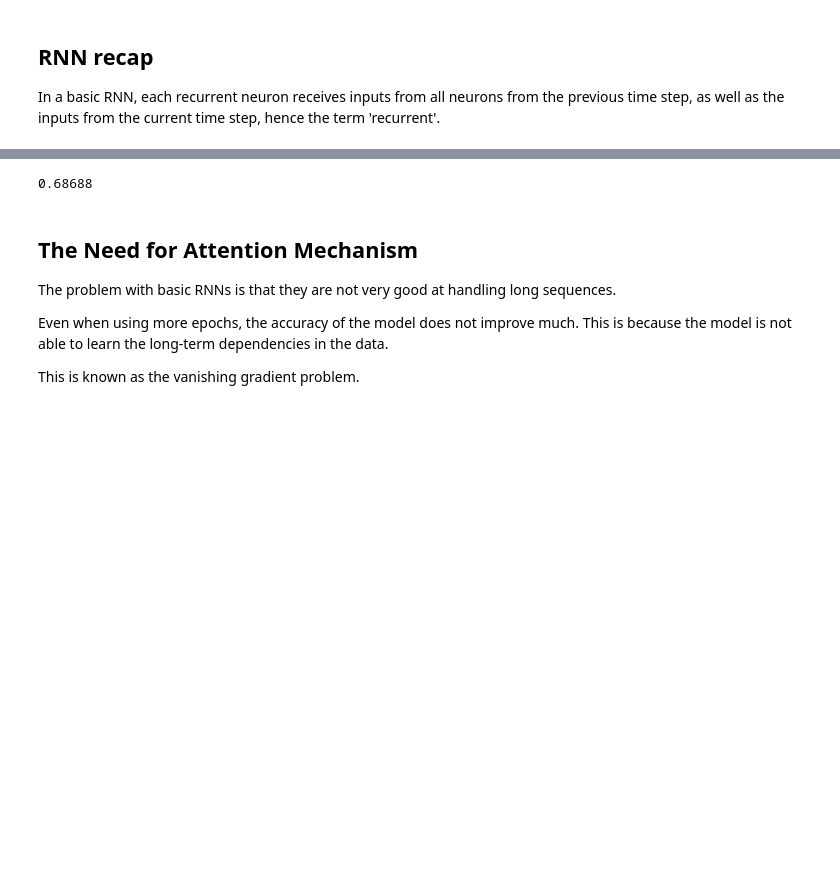
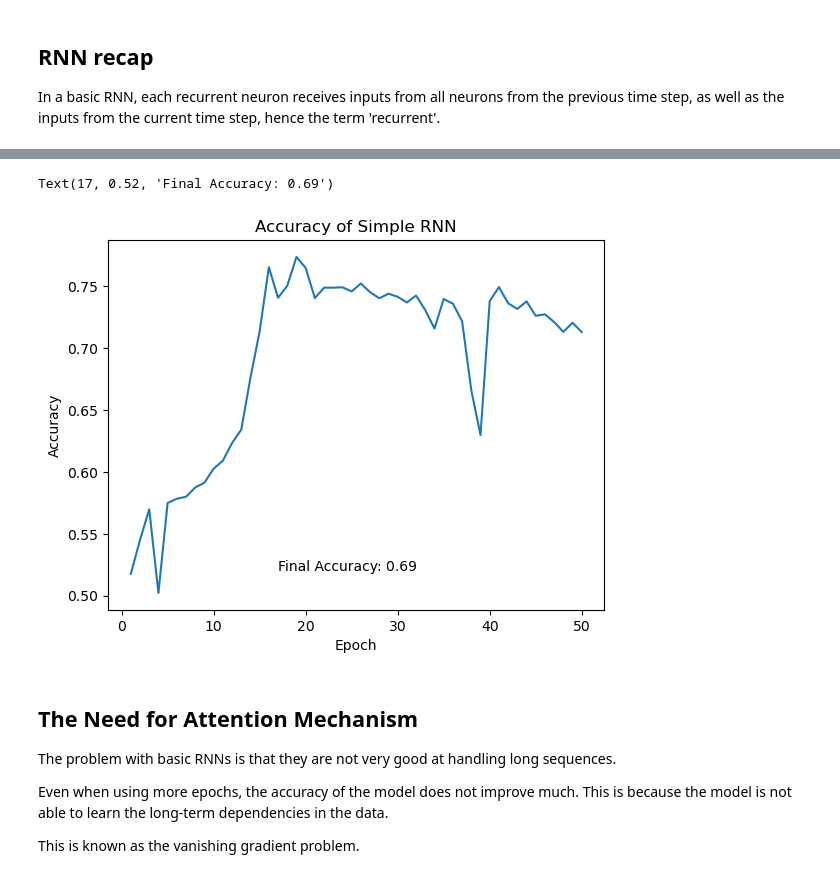
Before and after one commit to ChaosTheLegend/ML-Book, a Jupyter notebook: _sources/Attention.ipynb, the cells around one changed output, grey strips where cells are left out. Cells and saved outputs as stored; diff of their text form; code cells hidden in the pictures; blank space fills up the shorter version.

```diff
--- a/_sources/Attention.ipynb
+++ b/_sources/Attention.ipynb
@@ -77,7 +55,20 @@ simple_accuracy = accuracy_score(y_test, y_pred)
-# %%
-simple_accuracy
-# %% [output]
-0.68688
+# %%
+accuracy_epochs = pd.read_csv('simplernn_accuracy.csv')
+
+plt.plot(accuracy_epochs['epoch'], accuracy_epochs['accuracy'])
+
+plt.title('Accuracy of Simple RNN')
+
+plt.xlabel('Epoch')
+
+plt.ylabel('Accuracy')
+
+# add final accuracy to the plot
+
+plt.text(17, 0.52, 'Final Accuracy: ' + str(round(simple_accuracy, 2)))
+# %% [output]
+Text(17, 0.52, 'Final Accuracy: 0.69')
+[figure, new version]
 # %% [markdown]
 ## The Need for Attention Mechanism
 
```
Also changed, not shown: parts of 12 cells of this notebook, 8 other files.
